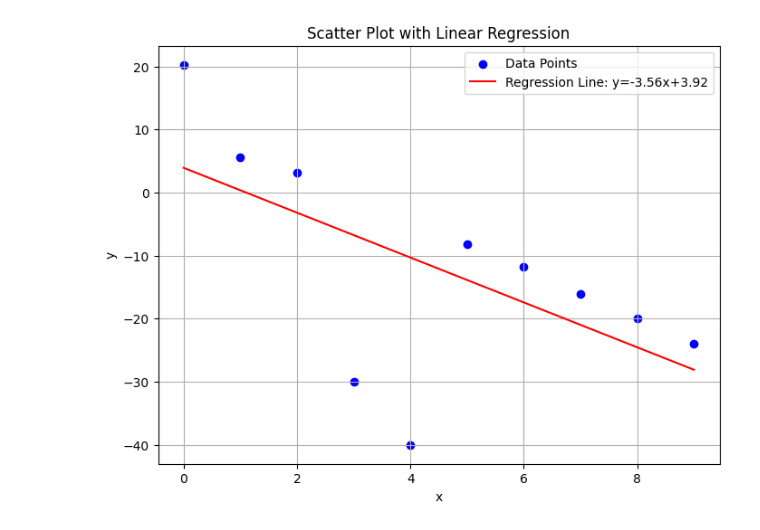
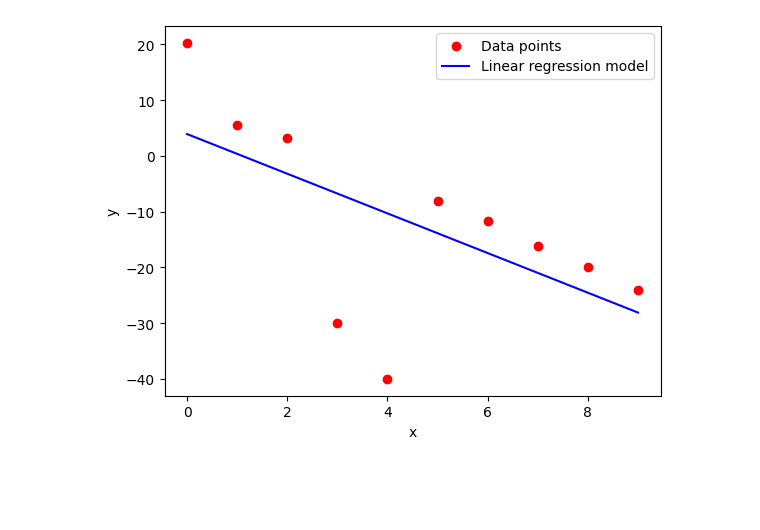
Before and after one commit to Kopithan/Learning-from-data-and-related-challenges-and-linear-models-for-regression, a Jupyter notebook: en3150_a1.ipynb, the cells around one changed output. Cells and saved outputs as stored; diff of their text form; code cells hidden in the pictures; blank space fills up the shorter version.

```diff
--- a/en3150_a1.ipynb
+++ b/en3150_a1.ipynb
@@ -1,77 +3,28 @@
 # %%
 import numpy as np
 import matplotlib.pyplot as plt
+from sklearn.linear_model import LinearRegression
 
-# --- Task 2: Data and Linear Regression ---
-x = np.array([0, 1, 2, 3, 4, 5, 6, 7, 8, 9])
-y = np.array([20.26, 5.61, 3.14, -30.00, -40.00, -8.13, -11.73, -16.08, -19.95, -24.03])
+# Data
+x = np.array([0,1,2,3,4,5,6,7,8,9]).reshape(-1,1)
+y = np.array([20.26,5.61,3.14,-30.00,-40.00,-8.13,-11.73,-16.08,-19.95,-24.03])
 
-# Fit regression line (Model 2 is given as -3.55x + 3.91)
-coeffs = np.polyfit(x, y, 1)
-slope = coeffs[0]
-intercept = coeffs[1]
-reg_line = slope * x + intercept
+# Fit linear regression model
+model = LinearRegression()
+model.fit(x, y)
 
-plt.figure(figsize=(8, 6))
-plt.scatter(x, y, color='blue', label='Data Points')
-plt.plot(x, reg_line, color='red', label=f'Regression Line: y={slope:.2f}x+{intercept:.2f}')
-plt.xlabel('x')
-plt.ylabel('y')
-plt.title('Scatter Plot with Linear Regression')
+# Predictions
+y_pred = model.predict(x)
+
+print("Slope (coefficient):", model.coef_[0])
+print("Intercept:", model.intercept_)
+print(f"Model: y = {model.coef_[0]:.2f}x + {model.intercept_:.2f}")
+
+# Plot
+plt.scatter(x, y, color="red", label="Data points")
+plt.plot(x, y_pred, color="blue", label="Linear regression model")
+plt.xlabel("x")
+plt.ylabel("y")
 plt.legend()
-plt.grid(True)
 plt.show()
-
-# --- Task 4: Robust Loss Calculations for Both Models ---
-def robust_loss(true_y, pred_y, beta):
-    """Calculate robust loss for a set of predictions."""
-    residuals = true_y - pred_y
-    numerator = residuals ** 2
-    denominator = numerator + beta ** 2
-    return np.mean(numerator / denominator)
-
-# Model 1: y = -4x + 12
-model1_pred = -4 * x + 12
-# Model 2: y = -3.55x + 3.91
-model2_pred = -3.55 * x + 3.91
-
-betas = [1, 1e-6, 1e3]
-loss_results = []
-for beta in betas:
-    loss1 = robust_loss(y, model1_pred, beta)
-    loss2 = robust_loss(y, model2_pred, beta)
-    loss_results.append({'beta': beta, 'Model 1': loss1, 'Model 2': loss2})
-
-# Print loss results for each beta
-print("Robust loss values for Task 4 (by beta):")
-for r in loss_results:
-    print(f"Beta={r['beta']}: Model 1 Loss={r['Model 1']:.6f}, Model 2 Loss={r['Model 2']:.6f}")
-
-# --- Task 8: Example Huber Loss ---
-def huber_loss(true_y, pred_y, delta):
-    """Calculate Huber loss for an array of predictions."""
-    residual = np.abs(true_y - pred_y)
-    quad = (residual <= delta)
-    return np.mean(np.where(quad, 0.5 * residual ** 2, delta * (residual - 0.5 * delta)))
-
-# Demo: Compute Huber loss (not required in print but available for use)
-huber_example = huber_loss(y, model2_pred, delta=1)
-
-# --- Task 7: Demonstrate Outlier Effect Reduction ---
-def show_loss_change(beta_values):
-    plt.figure(figsize=(8, 6))
-    l1 = [robust_loss(y, model1_pred, b) for b in beta_values]
-    l2 = [robust_loss(y, model2_pred, b) for b in beta_values]
-    plt.plot(beta_values, l1, label='Model 1')
-    plt.plot(beta_values, l2, label='Model 2')
-    plt.xlabel('Beta')
-    plt.ylabel('Robust Loss')
-    plt.xscale('log')
-    plt.title('Change in Loss vs Beta (Outlier Impact)')
-    plt.legend()
-    plt.grid(True)
-    plt.show()
-
-# Example plot: how loss changes as beta increases (outliers reduced)
-show_loss_change(np.logspace(-6, 4, 100))
 # %% [output]
@@ -78 +34 @@ show_loss_change(np.logspace(-6, 4, 100))
-[figure, old version]
+[figure, new version]
```
Also changed, not shown: parts of 6 cells of this notebook.
